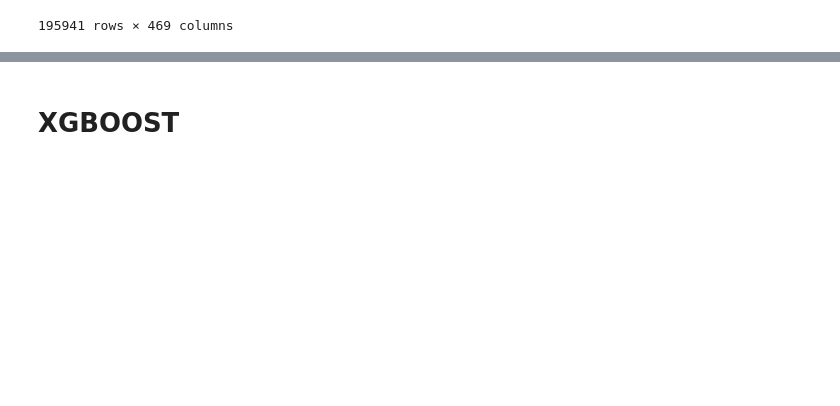
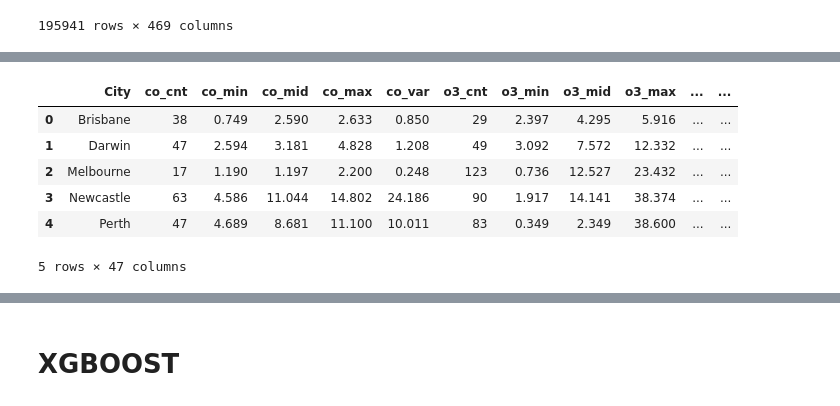
Before and after one commit to yu8867/Sony, a Jupyter notebook: src/Main/baseline.ipynb, the cells around one changed output, grey strips where cells are left out. Cells and saved outputs as stored; diff of their text form; code cells hidden in the pictures; blank space fills up the shorter version.

```diff
--- a/src/Main/baseline.ipynb
+++ b/src/Main/baseline.ipynb
@@ -505,0 +616,27 @@ KeyboardInterrupt:
+# %%
+train, test = Load_dataset()
+col = ['id', 'year', 'month','Country', 'day', 'lat', 'lon','pm25_mid']
+
+x = train["Country"]
+target = train["pm25_mid"]
+encoder = ce.OneHotEncoder(use_cat_names = True)
+encoder = ce.TargetEncoder()
+encoder.fit(x, target)
+x_train_enc = encoder.transform(x)
+
+df_train = train.drop(columns=col, axis=1)
+df_test = test.drop(["id"], axis=1)
+
+publisher_train = train['City']
+unique_publisher = train['City'].unique()
+
+df_train["target_Country"] = x_train_enc
+df_train.head()
+# %% [output]
+|  | City | co_cnt | co_min | co_mid | co_max | co_var | o3_cnt | o3_min | o3_mid | o3_max | ... | ... |
+| 0 | Brisbane | 38 | 0.749 | 2.590 | 2.633 | 0.850 | 29 | 2.397 | 4.295 | 5.916 | ... | ... |
+| 1 | Darwin | 47 | 2.594 | 3.181 | 4.828 | 1.208 | 49 | 3.092 | 7.572 | 12.332 | ... | ... |
+| 2 | Melbourne | 17 | 1.190 | 1.197 | 2.200 | 0.248 | 123 | 0.736 | 12.527 | 23.432 | ... | ... |
+| 3 | Newcastle | 63 | 4.586 | 11.044 | 14.802 | 24.186 | 90 | 1.917 | 14.141 | 38.374 | ... | ... |
+| 4 | Perth | 47 | 4.689 | 8.681 | 11.100 | 10.011 | 83 | 0.349 | 2.349 | 38.600 | ... | ... |
+5 rows × 47 columns
```
Also changed, not shown: parts of 21 cells of this notebook, 12 other files.
